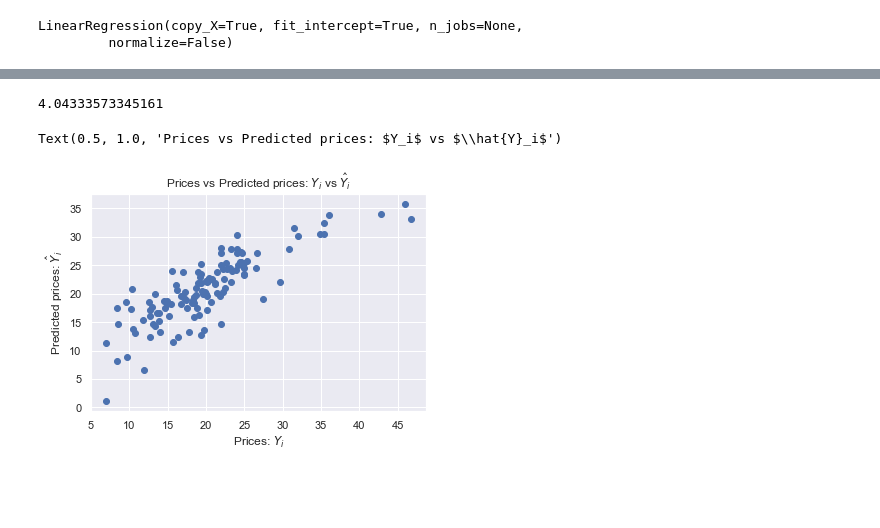
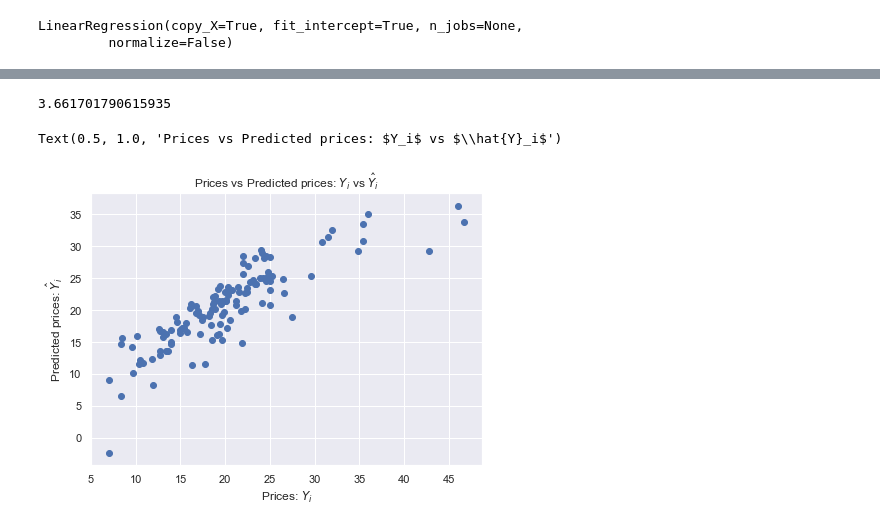
Before and after one commit to Anes31/Boston_Housing, a Jupyter notebook: Boston.ipynb, the cells around one changed output, grey strips where cells are left out. Saved outputs shown, nothing was run; the diff lists cells and outputs as text; code cells hidden in the pictures; blank space fills up the shorter version.

```diff
--- a/Boston.ipynb
+++ b/Boston.ipynb
@@ -188,0 +330,9 @@ Text(0.5, 1.0, 'Prices vs Predicted prices: $Y_i$ vs $\\hat{Y}_i$')
+# %%
+#Embedded Method
+from sklearn.linear_model import RidgeCV, LassoCV, Ridge, Lasso
+
+reg = LassoCV()
+reg.fit(X, y)
+print("Best alpha using built-in LassoCV: %f" % reg.alpha_)
+print("Best score using built-in LassoCV: %f" %reg.score(X,y))
+coef = pd.Series(reg.coef_, index = X.columns)
@@ -188,0 +347,6 @@ Text(0.5, 1.0, 'Prices vs Predicted prices: $Y_i$ vs $\\hat{Y}_i$')
+# %%
+imp_coef = coef.sort_values()
+import matplotlib
+matplotlib.rcParams['figure.figsize'] = (8.0, 10.0)
+imp_coef.plot(kind = 'barh')
+plt.title('Feature importance using Lasso Model')
@@ -189,9 +356,16 @@ Text(0.5, 1.0, 'Prices vs Predicted prices: $Y_i$ vs $\\hat{Y}_i$')
 # %%
-X = data[['RM', 'LSTAT', 'PTRATIO']]
+X = data[coef.index[reg.coef_!=0]]
+y = data.PRICE
 
 X_train, X_test, y_train, y_test = train_test_split(X, y, random_state=42)
 linreg.fit(X_train, y_train)
 list(zip(X, linreg.coef_))
 y_pred = linreg.predict(X_test)
-np.sqrt(metrics.mean_squared_error(y_test, y_pred))
+print(np.sqrt(metrics.mean_squared_error(y_test, y_pred)))
+
+plt.figure(figsize=(7, 6))
+plt.scatter(y_test, y_pred)
+plt.xlabel("Prices: $Y_i$")
+plt.ylabel("Predicted prices: $\hat{Y}_i$")
+plt.title("Prices vs Predicted prices: $Y_i$ vs $\hat{Y}_i$")
 # %% [output]
@@ -218,7 +386,7 @@ data.describe()
 | 75% | 3.647423 | 12.500000 | 18.100000 | 0.000000 | 0.624000 | 6.578000 | 93.87500 | 5.214600 | 24.000000 | 666.000000 | 20.200000 | ... |
 | max | 88.976200 | 100.000000 | 27.740000 | 1.000000 | 0.871000 | 8.780000 | 100.00000 | 12.126500 | 24.000000 | 711.000000 | 22.000000 | ... |
 # %%
-X = data[['RM', 'LSTAT', 'PTRATIO']]
+X = data[selected_features_BE]
 y = data.PRICE
 
 X_train, X_test, y_train, y_test = train_test_split(X, y, random_state=42)
@@ -227,12 +395,13 @@ list(zip(X, linreg.coef_))
 y_pred = linreg.predict(X_test)
 np.sqrt(metrics.mean_squared_error(y_test, y_pred))
 # %% [output]
-4.04333573345161
+3.661701790615935
 # %%
+plt.figure(figsize=(7, 5))
 plt.scatter(y_test, y_pred)
 plt.xlabel("Prices: $Y_i$")
 plt.ylabel("Predicted prices: $\hat{Y}_i$")
 plt.title("Prices vs Predicted prices: $Y_i$ vs $\hat{Y}_i$")
 # %% [output]
 Text(0.5, 1.0, 'Prices vs Predicted prices: $Y_i$ vs $\\hat{Y}_i$')
-[figure, old version]
+[figure, new version]
```
Also changed, not shown: parts of 18 cells of this notebook.
